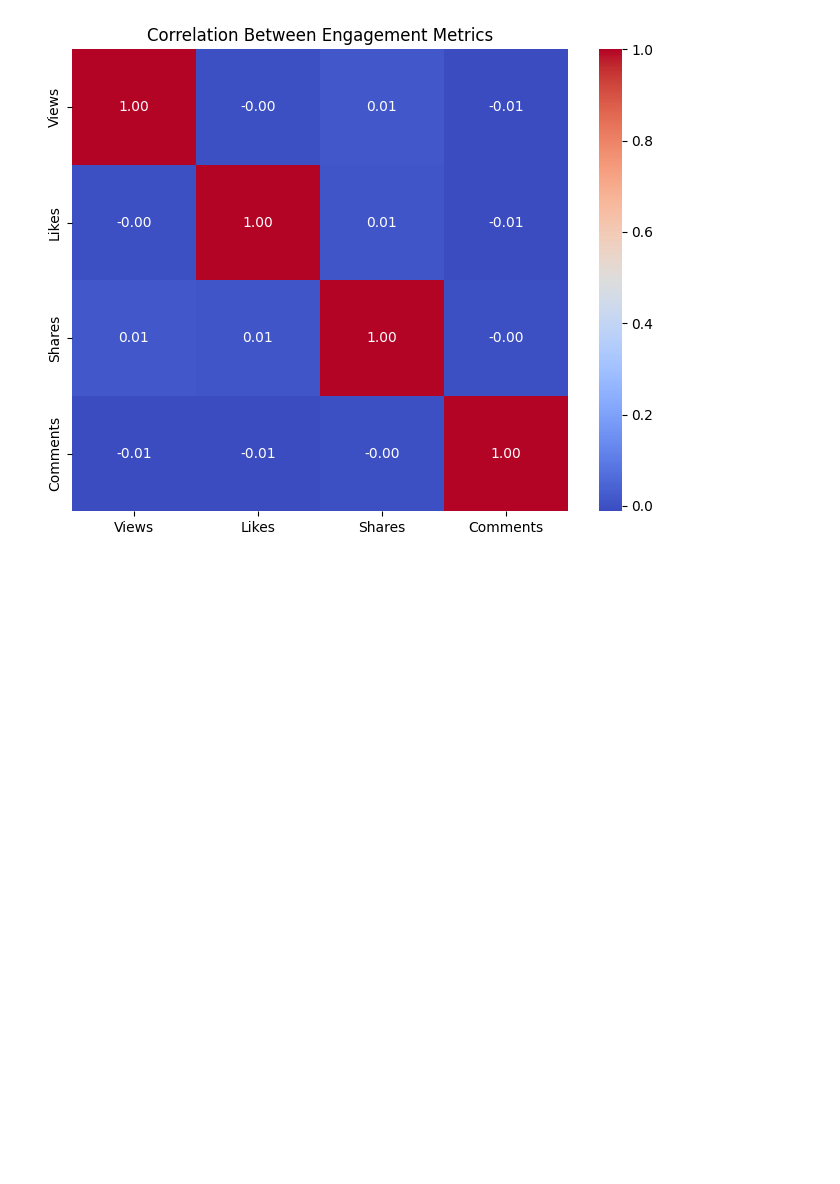
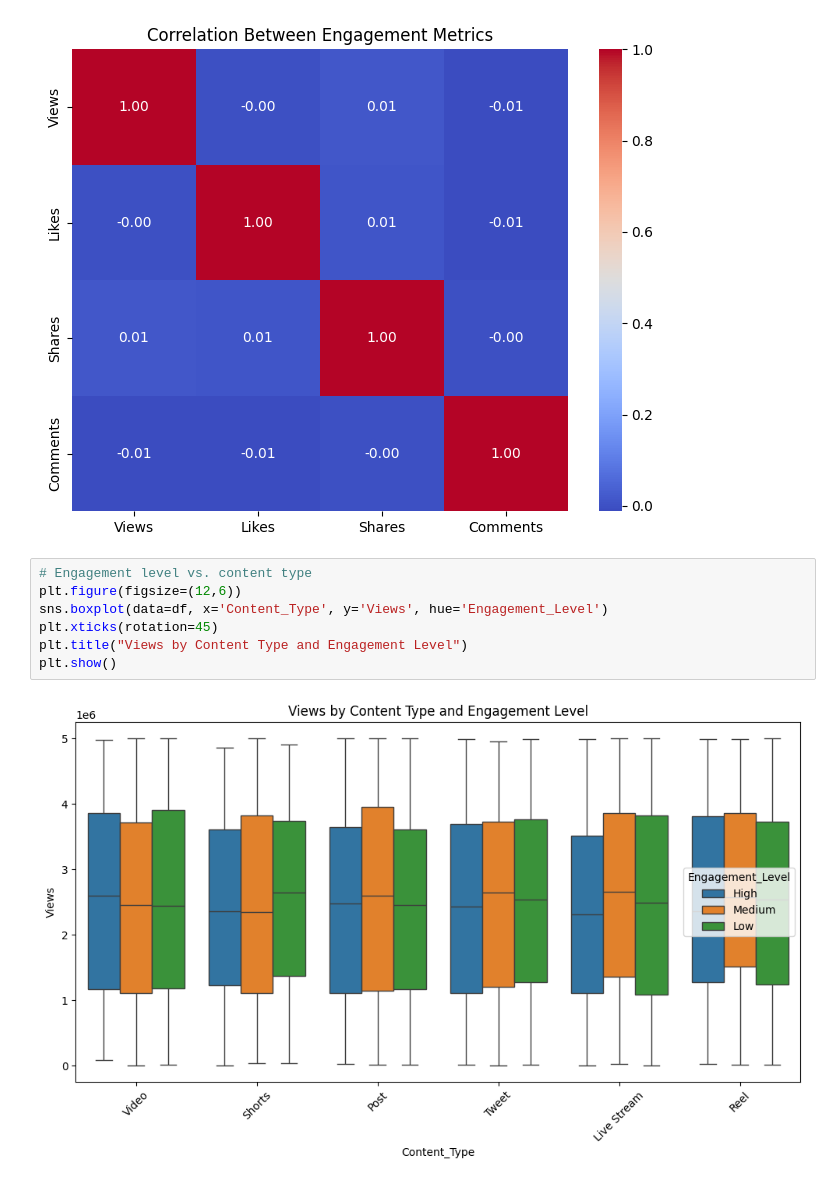
Before and after one commit to Phionanamugga/EDA_Viral_Social_Media_Posts, a Jupyter notebook: viral_social_media_tends.ipynb, the cells around one changed output. Cells and saved outputs as stored; diff of their text form; blank space fills up the shorter version.

Commit message:
shows engagement levels by type[Delivers#188970869]

```diff
--- a/viral_social_media_tends.ipynb
+++ b/viral_social_media_tends.ipynb
@@ -127,3 +127,12 @@ plt.title("Correlation Between Engagement Metrics")
 plt.show()
 # %% [output]
 [figure]
+# %%
+# Engagement level vs. content type
+plt.figure(figsize=(12,6))
+sns.boxplot(data=df, x='Content_Type', y='Views', hue='Engagement_Level')
+plt.xticks(rotation=45)
+plt.title("Views by Content Type and Engagement Level")
+plt.show()
+# %% [output]
+[figure, added]
```
